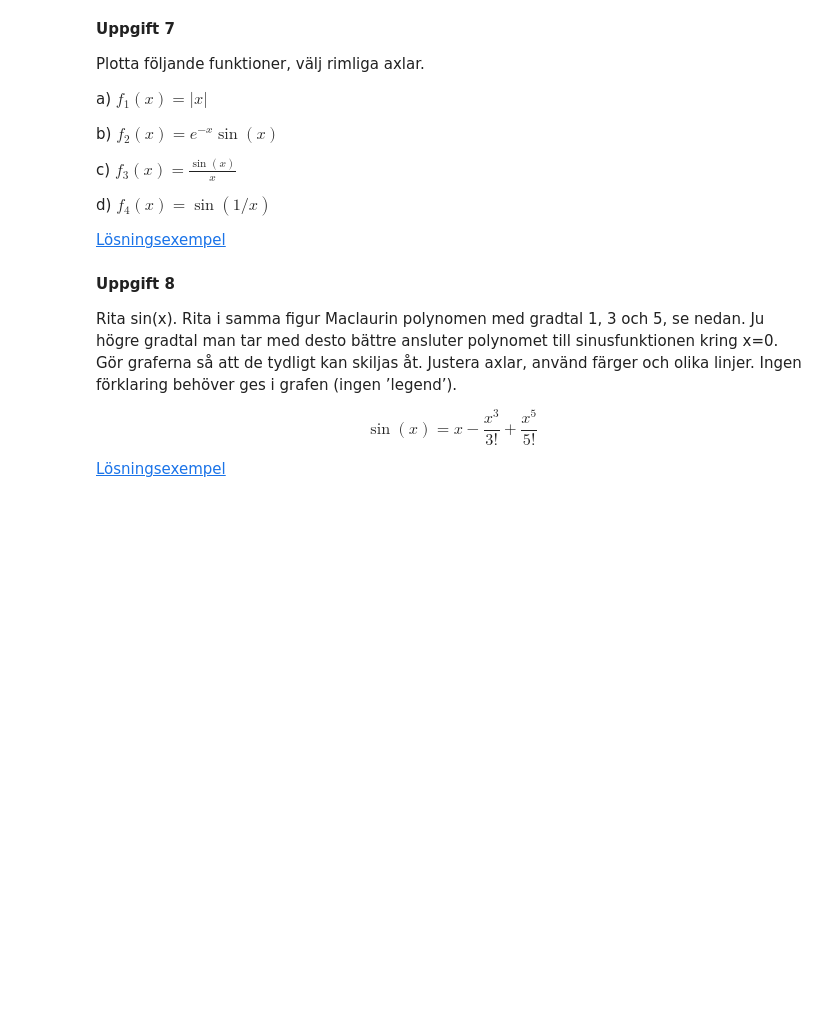
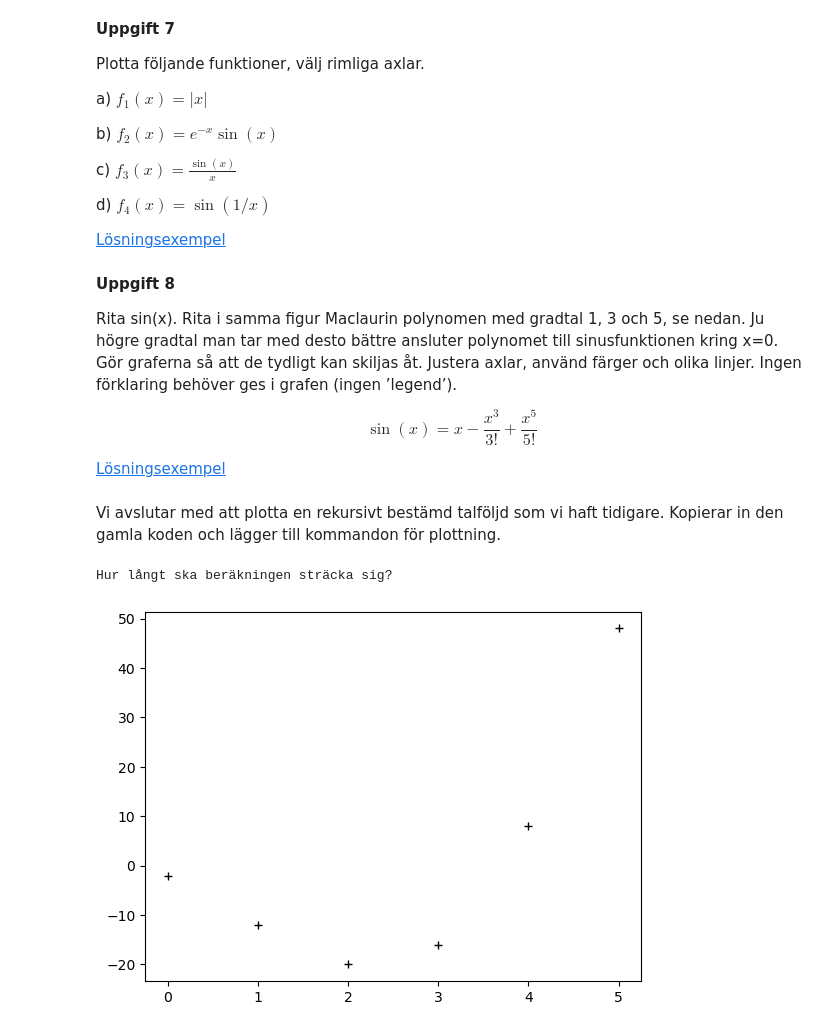
Before and after one commit to cognitrap/progr, a Jupyter notebook: plot2.ipynb, the cells around one changed output. Drawn from its saved outputs; the diff is of its cells as text; code cells hidden in the pictures; blank space fills up the shorter version.

```diff
--- a/plot2.ipynb
+++ b/plot2.ipynb
@@ -561,3 +560,28 @@ $$
 $$
 
 [Lösningsexempel](./uppg/plot2uppg8.ipynb)
+# %% [markdown]
+Vi avslutar med att plotta en rekursivt bestämd talföljd som vi haft tidigare. Kopierar in den gamla koden och lägger till kommandon för plottning.
+# %%
+import matplotlib.pyplot as plt
+
+def rekur(m):
+    if m == -1:
+        return 4  # a(-1) = 4
+    elif m == -2:
+        return 5  # a(-2) = 5
+    else:
+        am = 2*rekur(m-1)-2*rekur(m-2)
+        L[m] = am  # Lagrar talen Ny
+        return am
+
+print('Hur långt ska beräkningen sträcka sig?\n')
+a = int(input('ange ordningsindex '))
+L = (a+1)*[0]  # a+1 element Ny
+x = range(a+1)  # 0 tom a  Ny
+term = rekur(a)
+plt.plot(x, L, 'k+')  # Ny
+plt.show()  # Ny
+# %% [output]
+Hur långt ska beräkningen sträcka sig?
+[figure, added]
```
Also changed, not shown: parts of 8 cells of this notebook, 2 other files.
